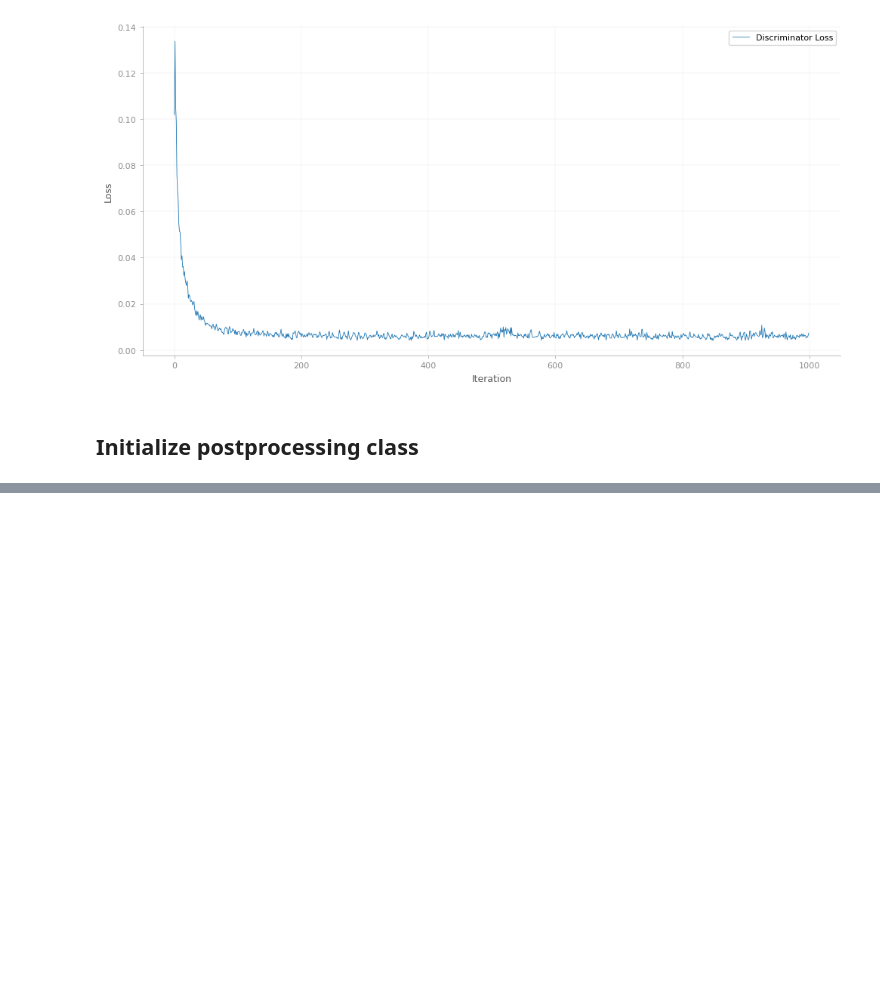
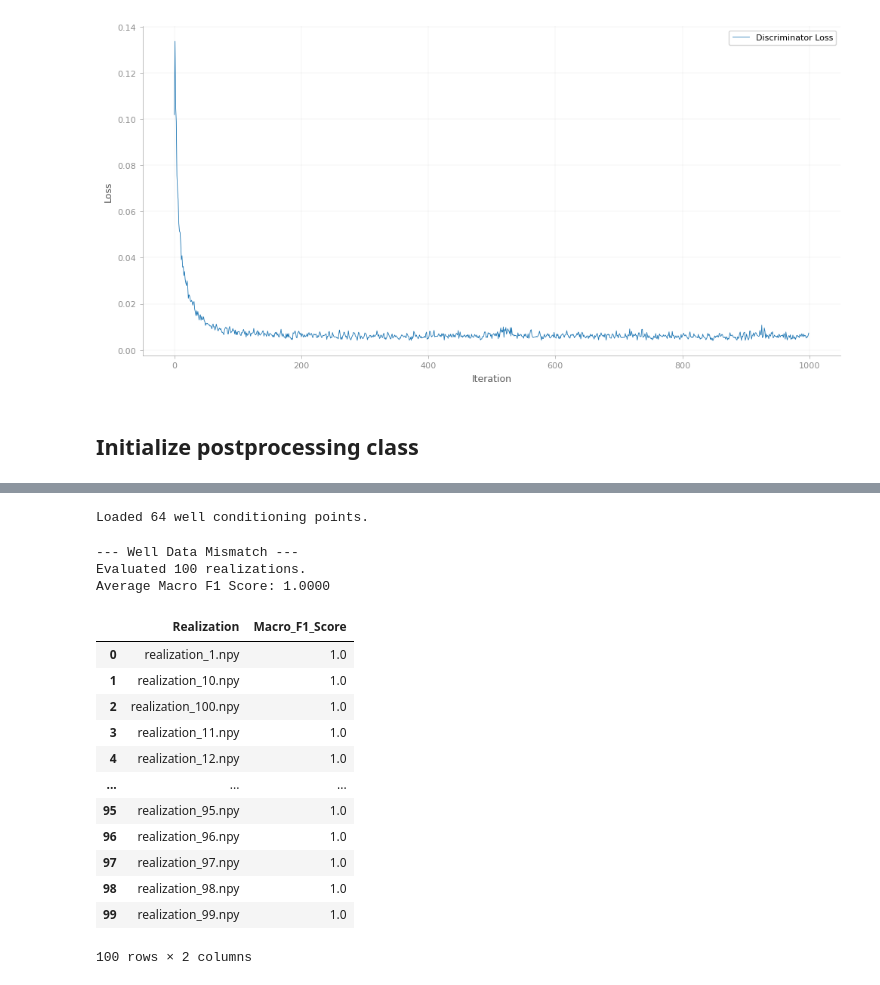
Before and after one commit to Matglassaa/Thesis-project-DGM, a Jupyter notebook: scripts/gan_pipeline/04_postprocessing/postprocessing_after_editing.ipynb, the cells around one changed output, grey strips where cells are left out. Saved outputs shown, nothing was run; the diff lists cells and outputs as text; code cells hidden in the pictures; blank space fills up the shorter version.

```diff
--- a/scripts/gan_pipeline/04_postprocessing/postprocessing_after_editing.ipynb
+++ b/scripts/gan_pipeline/04_postprocessing/postprocessing_after_editing.ipynb
@@ -17,9 +17,10 @@ from gan_pipeline.core import custom_plots as custom_plots
 import pandas as pd
 from pathlib import Path
 import matplotlib.pyplot as plt
-from postprocessing import PostProcessing
+from postprocessing import PostProcessing, WellMismatch
 custom_plots.apply_custom_plotting_flavor()
 
+well_data_path = Path(r"C:\Users\mathi\Desktop\TU Delft\TU Delft year 5\Master Thesis\Thesis-project-DGM\datasets\well_data\Well_data.xlsx")
 gan_data_dir = Path(r"C:\Users\mathi\Desktop\TU Delft\TU Delft year 5\Master Thesis\Thesis-project-DGM\outputs\post_editing\editing\realizations\*.npy")
 real_data_dir = Path(r"C:\Users\mathi\Desktop\TU Delft\TU Delft year 5\Master Thesis\Thesis-project-DGM\datasets\training\setting_1_nexus_1000_samples_ntg_0.67_chdepth_6_isbx_100\samples\facies\*.npy")
 output_dir = Path(r"C:\Users\mathi\Desktop\TU Delft\TU Delft year 5\Master Thesis\Thesis-project-DGM\plots\post_editing_plots")
@@ -63,0 +72,23 @@ Saved ZY entropy plot to: C:\Users\mathi\Desktop\TU Delft\TU Delft year 5\Master
+# %%
+well_validator = WellMismatch(gan_data_dir,well_data_path)
+# %% [output]
+Loaded 64 well conditioning points.
+# %%
+well_validator.compute_mismatch()
+# %% [output]
+--- Well Data Mismatch ---
+Evaluated 100 realizations.
+Average Macro F1 Score: 1.0000
+|  | Realization | Macro_F1_Score |
+| 0 | realization_1.npy | 1.0 |
+| 1 | realization_10.npy | 1.0 |
+| 2 | realization_100.npy | 1.0 |
+| 3 | realization_11.npy | 1.0 |
+| 4 | realization_12.npy | 1.0 |
+| ... | ... | ... |
+| 95 | realization_95.npy | 1.0 |
+| 96 | realization_96.npy | 1.0 |
+| 97 | realization_97.npy | 1.0 |
+| 98 | realization_98.npy | 1.0 |
+| 99 | realization_99.npy | 1.0 |
+100 rows × 2 columns
```
Also changed, not shown: parts of 3 cells of this notebook, 10 other files.
